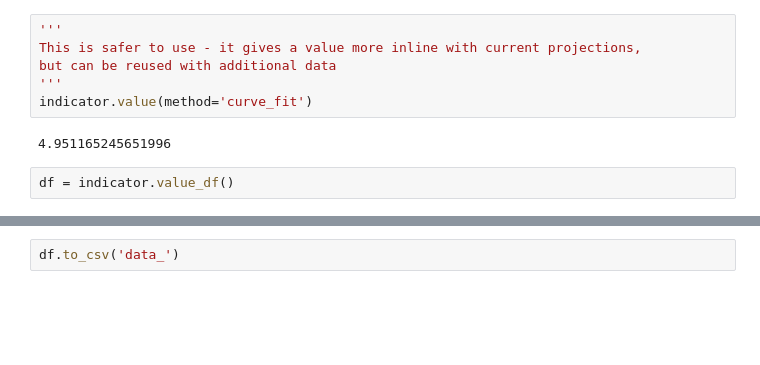
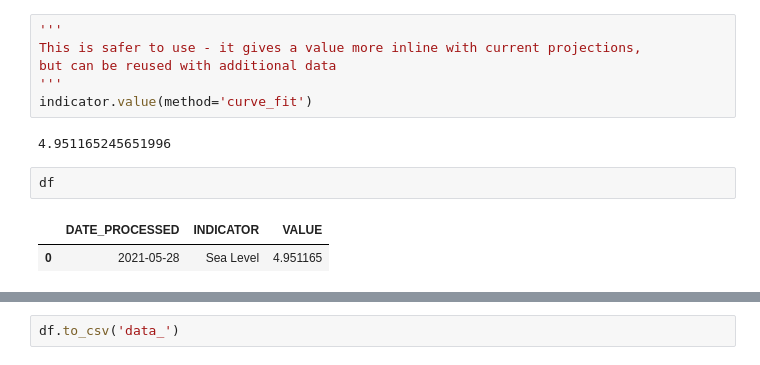
Before and after one commit to jupyter-naas/awesome-notebooks, a Jupyter notebook: WHI/indicators/NASA_indicate_sealevel.ipynb, the cells around one changed output, grey strips where cells are left out. Saved outputs shown, nothing was run; the diff lists cells and outputs as text; blank space fills up the shorter version.

```diff
--- a/WHI/indicators/NASA_indicate_sealevel.ipynb
+++ b/WHI/indicators/NASA_indicate_sealevel.ipynb
@@ -45,4 +76,7 @@ indicator.value(method='curve_fit')
 # %% [output]
 4.951165245651996
 # %%
-df = indicator.value_df()
+df
+# %% [output]
+|  | DATE_PROCESSED | INDICATOR | VALUE |
+| 0 | 2021-05-28 | Sea Level | 4.951165 |
```
Also changed, not shown: parts of 37 cells of this notebook, 9 other files.
